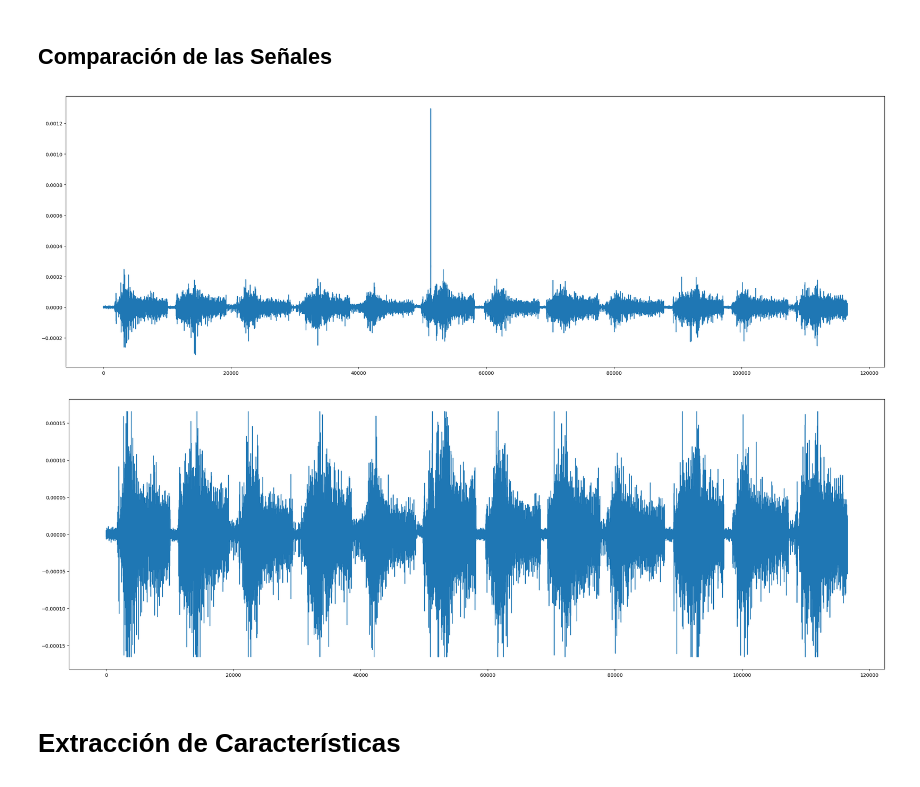
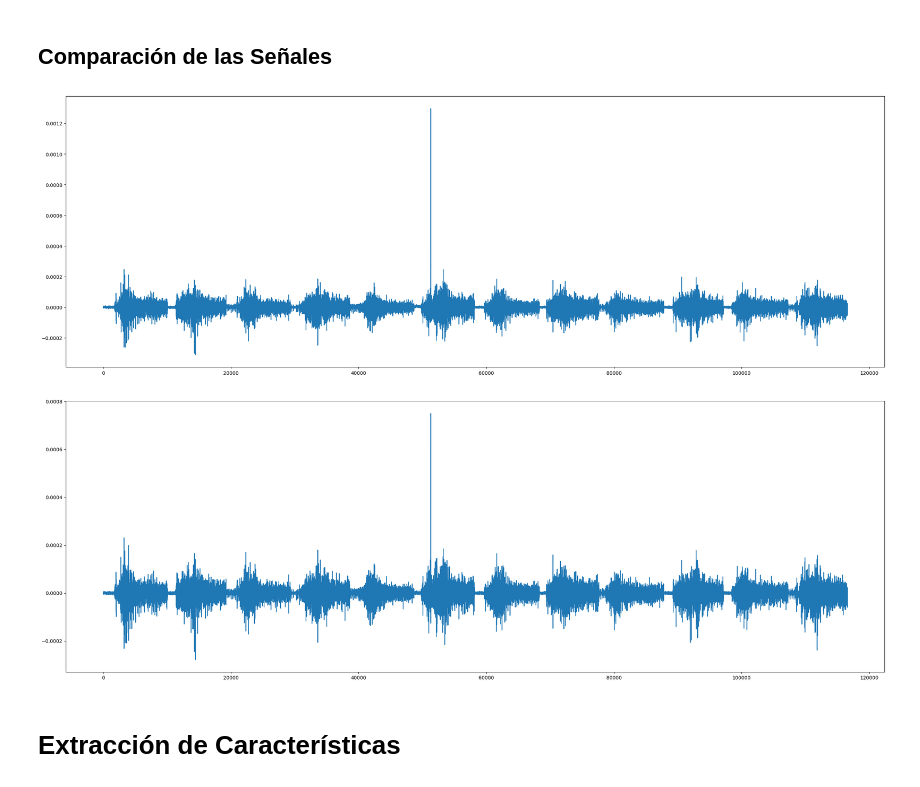
Before and after one commit to CarlosMQV/PDSI-EMG, a Jupyter notebook: src/Preprocesamiento-ejemplo.ipynb, the cells around one changed output. Cells and saved outputs as stored; diff of their text form; code cells hidden in the pictures.

Commit message:
Visualized some data

```diff
--- a/src/Preprocesamiento-ejemplo.ipynb
+++ b/src/Preprocesamiento-ejemplo.ipynb
@@ -18,14 +18,14 @@ de código:
 
 data = lectura()
 '''
-df1 = pd.read_parquet('../datasets/ninapro/DB6_s1_a/S1_D1_T1.parquet', engine='pyarrow')
-df2 = pd.read_parquet('../datasets/ninapro/DB6_s1_a/S1_D1_T2.parquet', engine='pyarrow')
-df3 = pd.read_parquet('../datasets/ninapro/DB6_s1_a/S1_D2_T1.parquet', engine='pyarrow')
-df4 = pd.read_parquet('../datasets/ninapro/DB6_s1_a/S1_D2_T2.parquet', engine='pyarrow')
-df5 = pd.read_parquet('../datasets/ninapro/DB6_s1_a/S1_D3_T1.parquet', engine='pyarrow')
-df6 = pd.read_parquet('../datasets/ninapro/DB6_s1_a/S1_D3_T2.parquet', engine='pyarrow')
+df1 = pd.read_parquet('../datasets/S1_D1_T1.parquet', engine='pyarrow')
+df2 = pd.read_parquet('../datasets/S1_D1_T2.parquet', engine='pyarrow')
+df3 = pd.read_parquet('../datasets/S1_D2_T1.parquet', engine='pyarrow')
+#df4 = pd.read_parquet('../datasets/S1_D2_T2.parquet', engine='pyarrow')
+#df5 = pd.read_parquet('../datasets/S1_D3_T1.parquet', engine='pyarrow')
+#df6 = pd.read_parquet('../datasets/S1_D3_T2.parquet', engine='pyarrow')
 
-data = pd.concat([df1, df2, df3, df4, df5, df6], ignore_index=True)
+data = pd.concat([df1, df2, df3], ignore_index=True)
 
 data = data.drop(columns=[data.columns[8], data.columns[9]])
 c_estimulo = data.columns[-1]
@@ -45,7 +45,7 @@ es el mismo:
 
 df_global = dv.create_df_global(data)
 '''
-df_pure = dv.create_df_pure(data)
+df_pure = dp.create_df_pure(data)
 df_pure
 # %% [output]
 |  | Sensor_1 | Sensor_2 | Sensor_3 | Sensor_4 | Sensor_5 | Sensor_6 | Sensor_7 | Sensor_8 | Sensor_9 | Sensor_10 | ... |
@@ -119,0 +76,4 @@ smeg_preprocess_data
+# %%
+# Obtenemos la dimensión del dataframe con los datos de las señales
+smeg_preprocess_data = dp.filter(df_pure)
+smeg_preprocess_data
@@ -121,12 +99,12 @@ smeg_preprocess_data
 ## Comparación de las Señales
 # %%
 # Señal sin filtrar
-dv.simple_viewer(smeg_data, 11, 0)
+dp.simple_viewer(smeg_data, 11, 0)
 # Señal filtrada
-dv.simple_viewer(smeg_preprocess_data, 11, 0)
+dp.simple_viewer(smeg_preprocess_data, 11, 0)
 # %% [output]
 [figure]
-[figure, old version]
+[figure, new version]
 # %% [markdown]
 # Extracción de Características
 # %%
```
Also changed, not shown: parts of 5 cells of this notebook.
